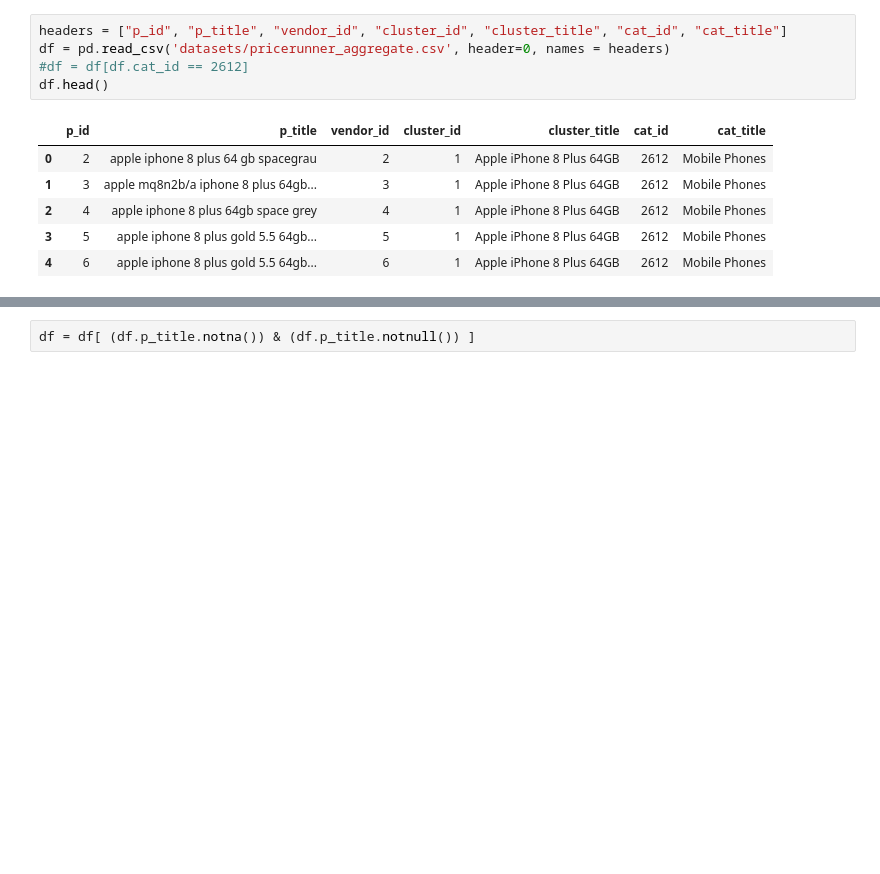
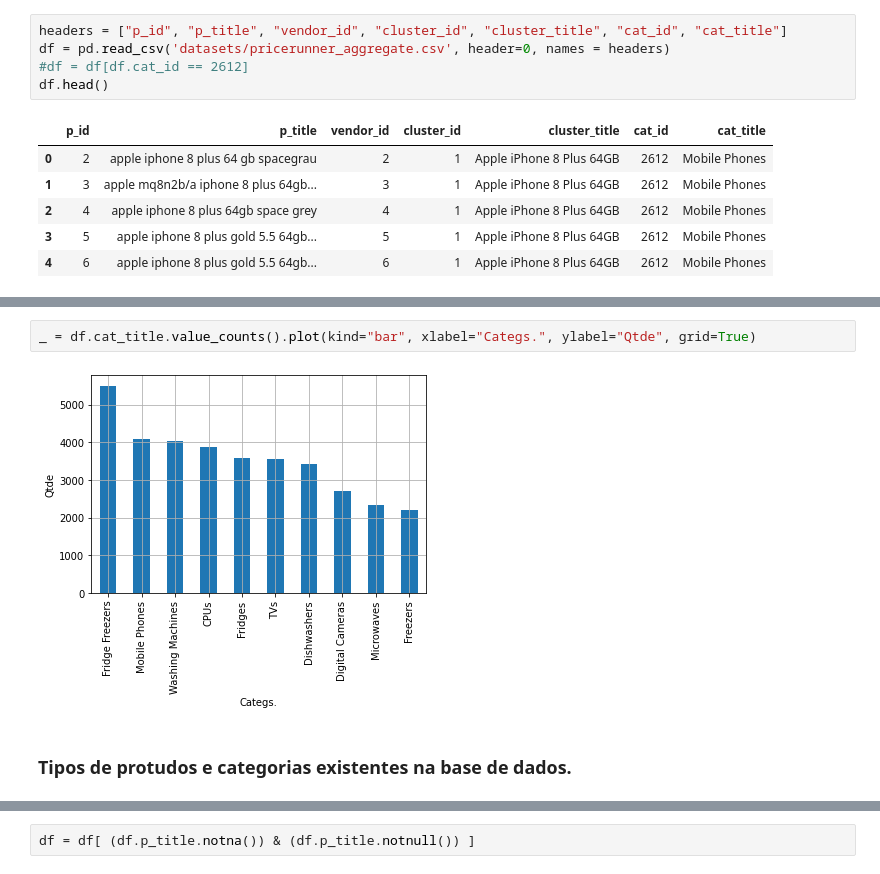
Before and after one commit to warSantos/ProductMatching, a Jupyter notebook: ProductMatching.ipynb, the cells around one changed output, grey strips where cells are left out. Cells and saved outputs as stored; diff of their text form; blank space fills up the shorter version.

```diff
--- a/ProductMatching.ipynb
+++ b/ProductMatching.ipynb
@@ -59,0 +121,6 @@ df.head()
+# %%
+_ = df.cat_title.value_counts().plot(kind="bar", xlabel="Categs.", ylabel="Qtde", grid=True)
+# %% [output]
+[figure, added]
+# %% [markdown]
+### Tipos de protudos e categorias existentes na base de dados.
```
Also changed, not shown: parts of 44 cells of this notebook, 3 other files.
